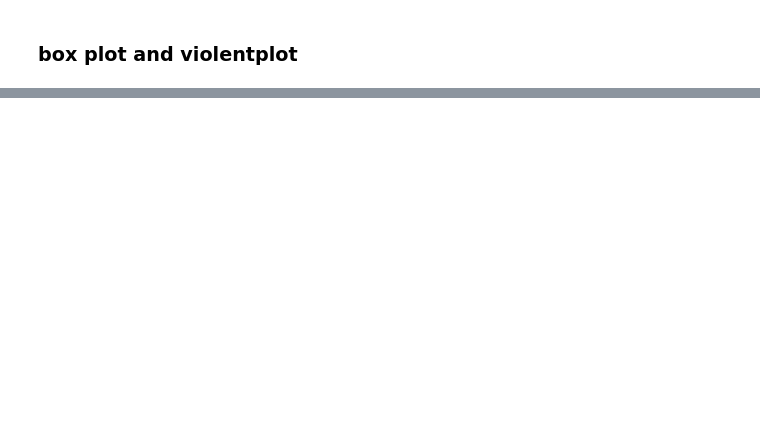
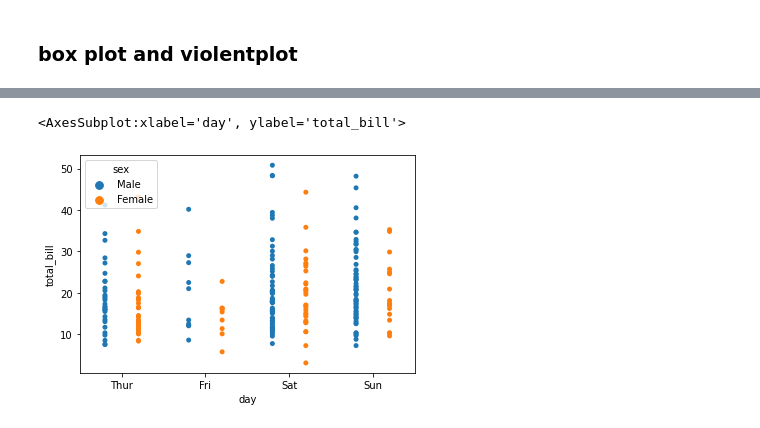
Before and after one commit to ikartik2001/CDAC-PYTHON-WITH-AI, a Jupyter notebook: JUPITER FOLDER (AI)/CLASSES JUPITER/class 16 - seaborn.ipynb, the cells around one changed output, grey strips where cells are left out. Drawn from its saved outputs; the diff is of its cells as text; code cells hidden in the pictures; blank space fills up the shorter version.

```diff
--- a/JUPITER FOLDER (AI)/CLASSES JUPITER/class 16 - seaborn.ipynb
+++ b/JUPITER FOLDER (AI)/CLASSES JUPITER/class 16 - seaborn.ipynb
@@ -200,0 +202,5 @@ sns.violinplot(x='day',y='total_bill',data=df,palette='rainbow')
+# %%
+sns.stripplot(x='day',y='total_bill',data=df,jitter=False,hue='sex',dodge=True) # total bill according to gender
+# %% [output]
+<AxesSubplot:xlabel='day', ylabel='total_bill'>
+[figure, added]
```
Also changed, not shown: parts of 16 cells of this notebook, 4 other files.
